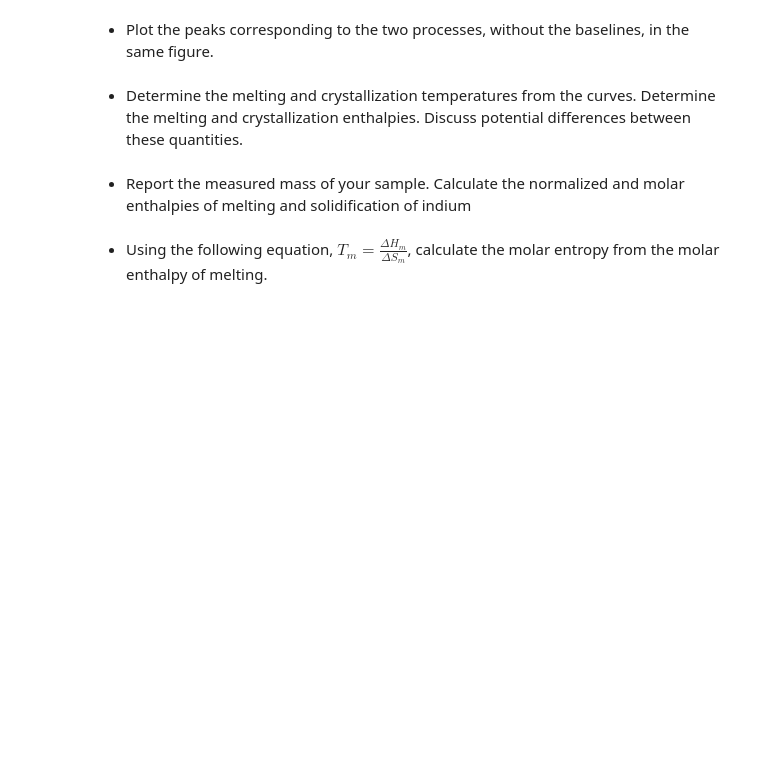
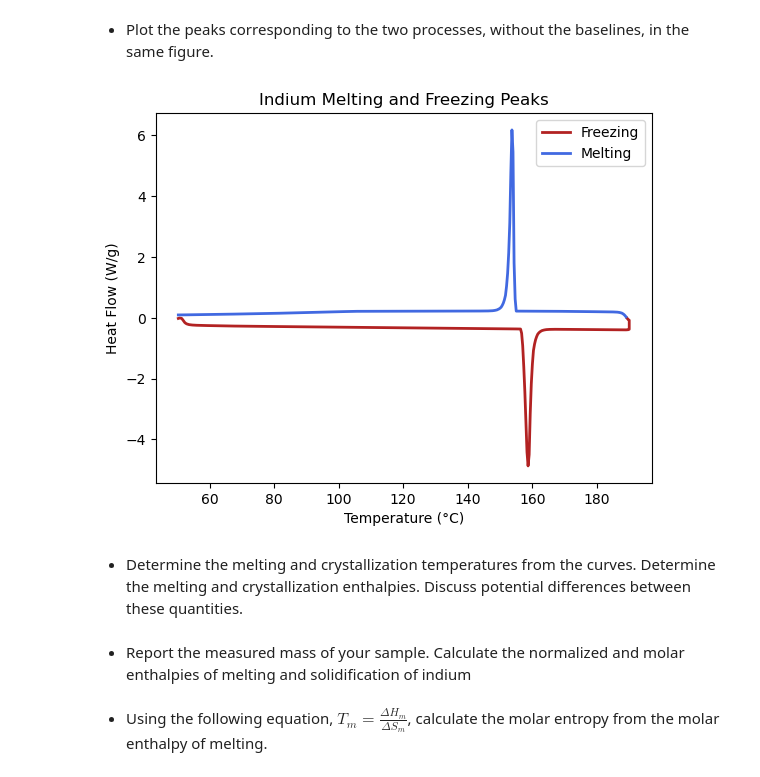
Before and after one commit to DavidShreve/PChemLab, a Jupyter notebook: DSC_Worksheet.ipynb, the cells around one changed output. Cells and saved outputs as stored; diff of their text form; code cells hidden in the pictures; blank space fills up the shorter version.

Commit message:
Task 1 Melt vs. Freeze plot

```diff
--- a/DSC_Worksheet.ipynb
+++ b/DSC_Worksheet.ipynb
@@ -329,5 +329,40 @@ plot_analysis(indium_freezing, xaxis='Tr') # note that xaxis here should be the
 # %% [markdown]
 * Plot the peaks corresponding to the two processes, without the baselines, in the same figure.
+# %%
+# Hardcoded coloring based on whether heat flow is above or below the x-axis:
+filter_data(indium_melting)
+filter_data(indium_freezing)
+
+freezing_data = indium_freezing['filtered_data']
+melting_data = indium_melting['filtered_data']
+
+# Plot only negative values (freezing) in firebrick
+freezing_mask = freezing_data['Heat-Flow'] < 0
+plt.plot(
+    freezing_data['Tr'][freezing_mask],
+    freezing_data['Heat-Flow'][freezing_mask],
+    label='Freezing',
+    color='firebrick',
+    linewidth=2
+)
+
+# Plot only positive values (melting) with threshold and updated color
+melting_mask = melting_data['Heat-Flow'] > 0.01
+plt.plot(
+    melting_data['Tr'][melting_mask],
+    melting_data['Heat-Flow'][melting_mask],
+    label='Melting',
+    color='royalblue',
+    linewidth=2
+)
+
+plt.xlabel('Temperature (°C)')
+plt.ylabel('Heat Flow (W/g)')
+plt.title('Indium Melting and Freezing Peaks')
+plt.legend()
+plt.show()
+# %% [output]
+[figure, added]
 # %% [markdown]
 * Determine the melting and crystallization temperatures from the curves. Determine the melting and crystallization enthalpies. Discuss potential differences between these quantities.
 # %% [markdown]
```
Also changed, not shown: parts of 2 cells of this notebook, 2 other files.
